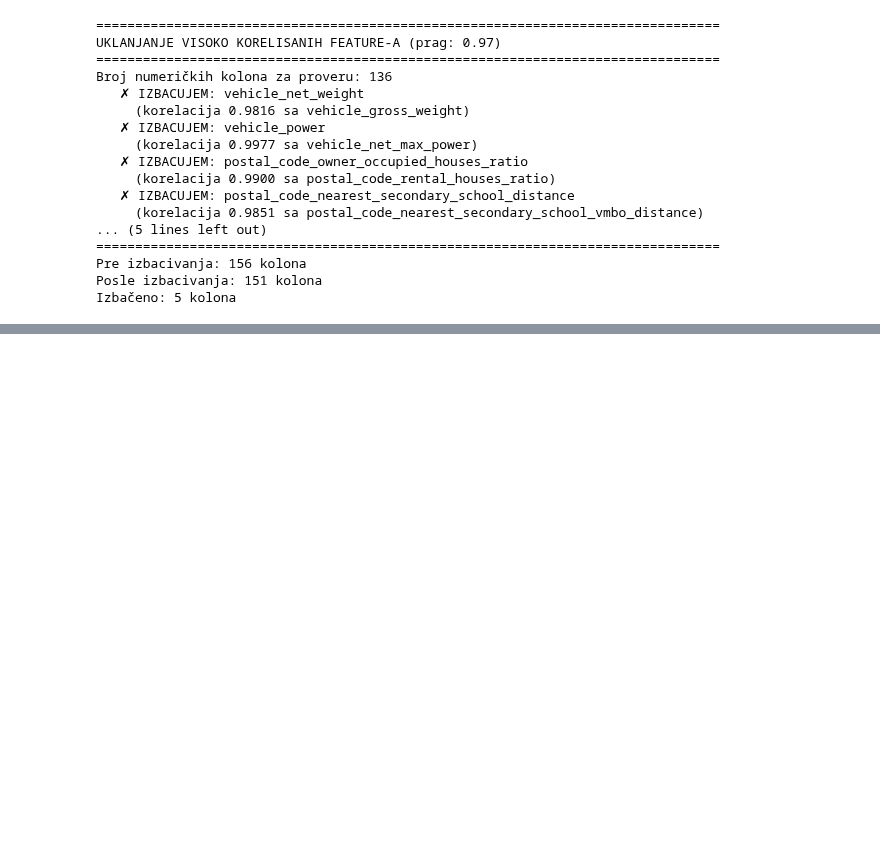
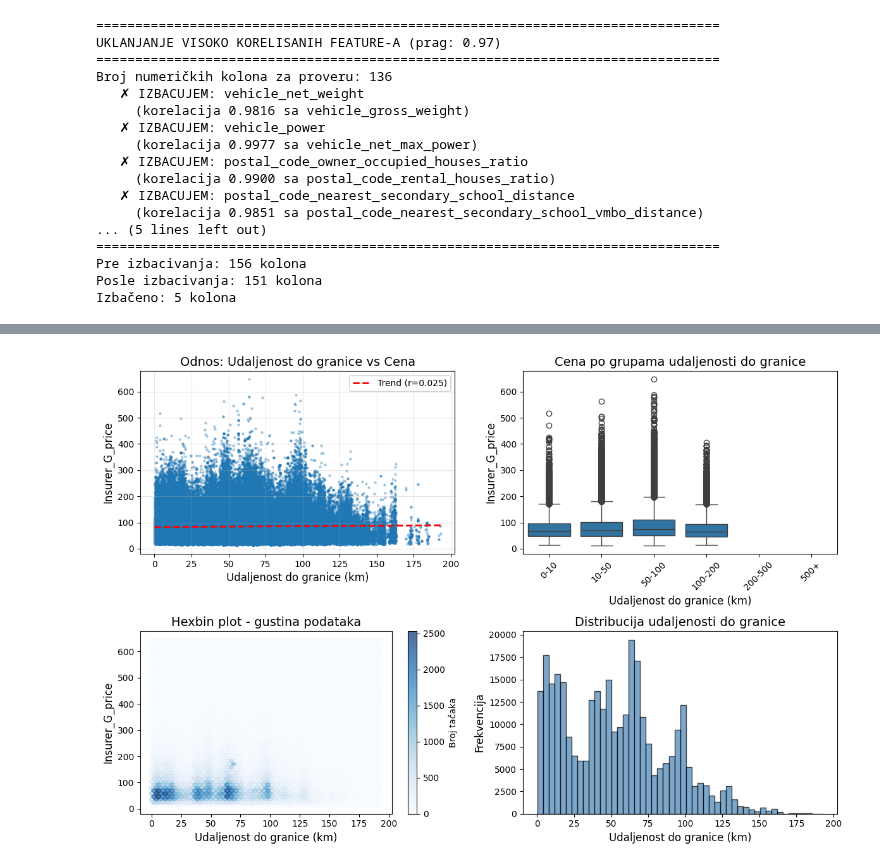
Before and after one commit to mkdsps/pprojekat, a Jupyter notebook: andra.ipynb, the cells around one changed output, grey strips where cells are left out. Drawn from its saved outputs; the diff is of its cells as text; code cells hidden in the pictures; blank space fills up the shorter version.

```diff
--- a/andra.ipynb
+++ b/andra.ipynb
@@ -1062,0 +1174,3 @@ data.shape
+# %%
+data = drop_all_null_columns(data)
+data = drop_almost_constant_columns(data, threshold=0.99)
@@ -1062,0 +1250,49 @@ data.shape
+# %%
+plt.figure(figsize=(12, 8))
+
+# Scatter plot
+plt.subplot(2, 2, 1)
+plt.scatter(valid_data[distance_col], valid_data[price_col], alpha=0.3, s=5)
+plt.xlabel('Udaljenost do granice (km)', fontsize=12)
+plt.ylabel(f'{price_col}', fontsize=12)
+plt.title('Odnos: Udaljenost do granice vs Cena', fontsize=14)
+
+# Dodaj trend liniju
+z = np.polyfit(valid_data[distance_col], valid_data[price_col], 1)
+p = np.poly1d(z)
+x_sorted = np.sort(valid_data[distance_col])
+plt.plot(x_sorted, p(x_sorted), "r--", linewidth=2, label=f'Trend (r={valid_data[distance_col].corr(valid_data[price_col]):.3f})')
+plt.legend()
+plt.grid(alpha=0.3)
+
+# Box plot po grupama udaljenosti
+plt.subplot(2, 2, 2)
+# Grupisanje udaljenosti
+valid_data['distance_group'] = pd.cut(valid_data[distance_col],
+                                       bins=[0, 10, 50, 100, 200, 500, 1000],
+                                       labels=['0-10', '10-50', '50-100', '100-200', '200-500', '500+'])
+sns.boxplot(x='distance_group', y=price_col, data=valid_data)
+plt.xlabel('Udaljenost do granice (km)', fontsize=12)
+plt.ylabel(price_col, fontsize=12)
+plt.title('Cena po grupama udaljenosti do granice', fontsize=14)
+plt.xticks(rotation=45)
+
+# Hexbin plot (bolji za veliki broj tačaka)
+plt.subplot(2, 2, 3)
+plt.hexbin(valid_data[distance_col], valid_data[price_col], gridsize=50, cmap='Blues', alpha=0.7)
+plt.colorbar(label='Broj tačaka')
+plt.xlabel('Udaljenost do granice (km)', fontsize=12)
+plt.ylabel(price_col, fontsize=12)
+plt.title('Hexbin plot - gustina podataka', fontsize=14)
+
+# Histogrami
+plt.subplot(2, 2, 4)
+plt.hist(valid_data[distance_col], bins=50, edgecolor='black', alpha=0.7, color='steelblue')
+plt.xlabel('Udaljenost do granice (km)', fontsize=12)
+plt.ylabel('Frekvencija', fontsize=12)
+plt.title('Distribucija udaljenosti do granice', fontsize=14)
+
+plt.tight_layout()
+plt.show()
+# %% [output]
+[figure, added]
```
Also changed, not shown: parts of 21 cells of this notebook, 2 other files.
